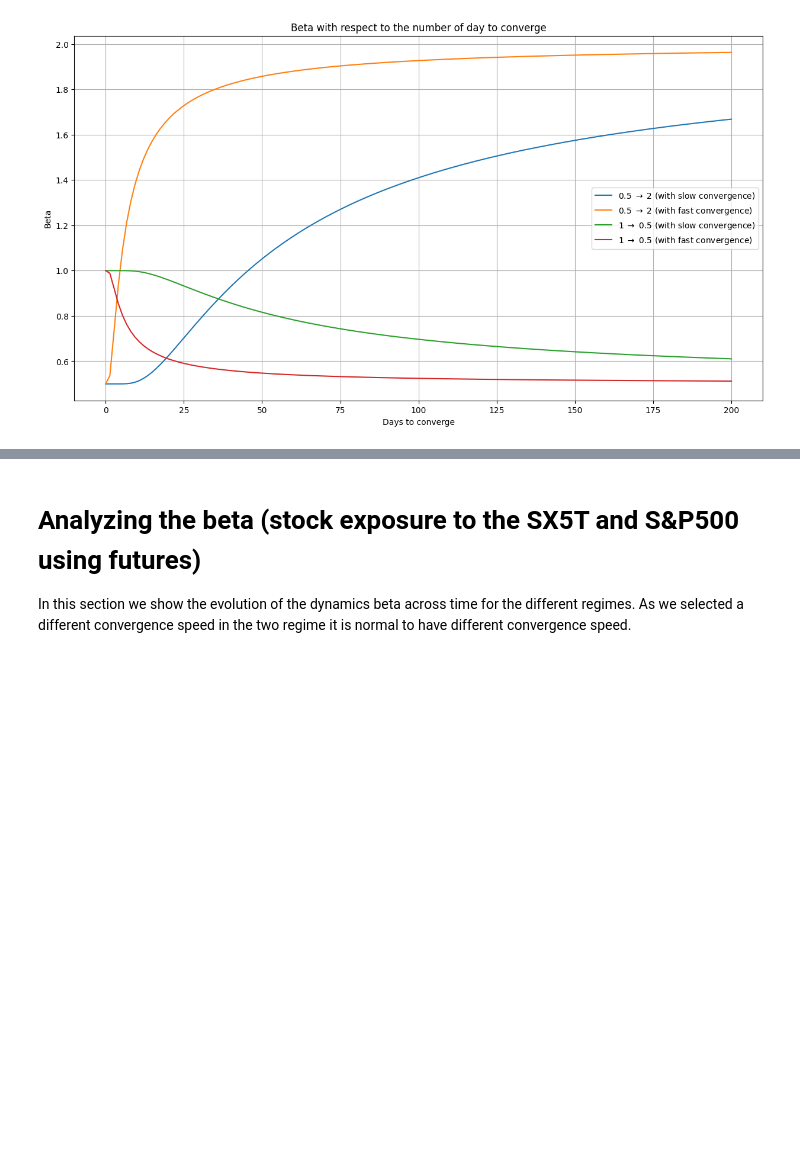
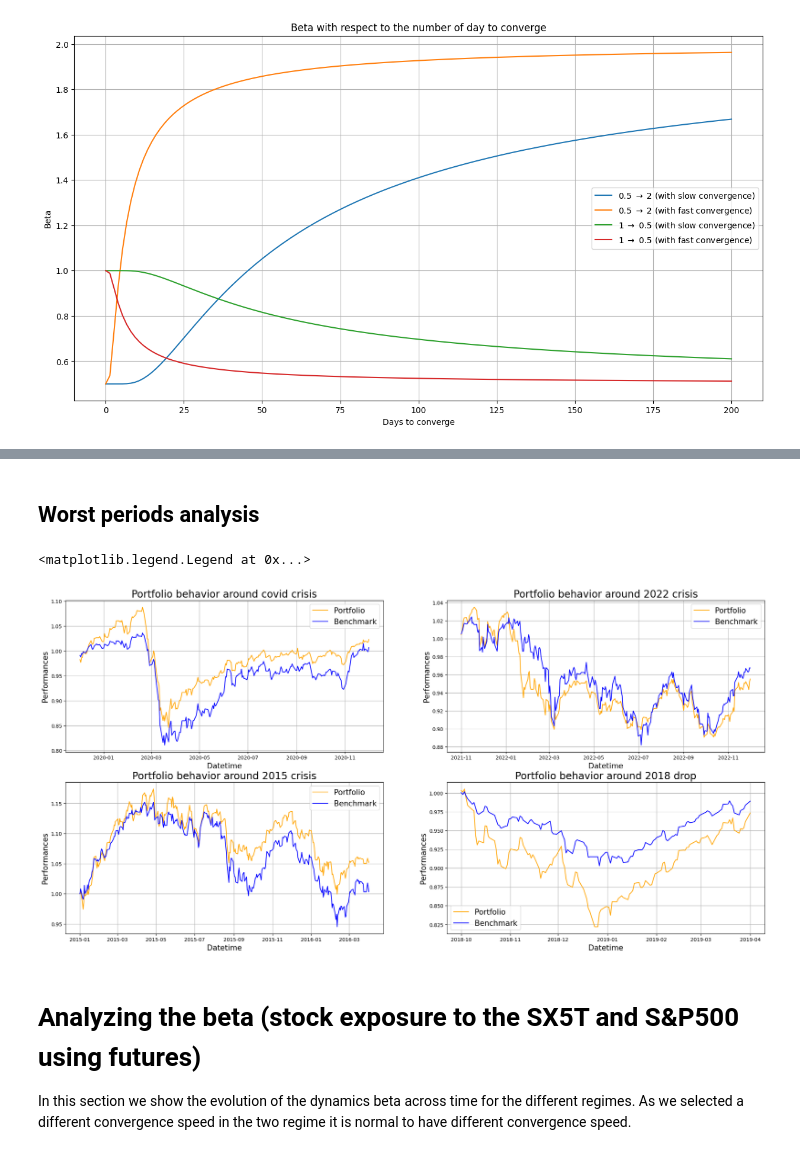
Before and after one commit to BaptisteZloch/Cross-Asset-Investment-Solutions, a Jupyter notebook: src/backtest_portoflio.ipynb, the cells around one changed output, grey strips where cells are left out. Saved outputs shown, nothing was run; the diff lists cells and outputs as text; code cells hidden in the pictures; blank space fills up the shorter version.

```diff
--- a/src/backtest_portoflio.ipynb
+++ b/src/backtest_portoflio.ipynb
@@ -290,3 +329,57 @@ Information ratio annualized: 0.82
+# %% [markdown]
+## Worst periods analysis
+# %%
+
+
+
+fig, ax = plt.subplots(2, 2, figsize=(25, 12))
+
+covid_ptf_and_bench = (ptf_and_bench.loc["2019-12-01":"2020-12-01"][["strategy_returns","returns"]]+1).cumprod()
+ax[0,0].plot(covid_ptf_and_bench.index, covid_ptf_and_bench.strategy_returns,  color="orange", label="Portfolio")
+ax[0,0].plot(covid_ptf_and_bench.index, covid_ptf_and_bench.returns,  color="blue",label="Benchmark")
+ax[0,0].set_xlabel("Datetime", fontsize=15)
+ax[0,0].set_ylabel("Performances", fontsize=15)
+ax[0,0].set_title(
+    f"Portfolio behavior around covid crisis", fontsize=20
+)
+ax[0,0].grid()
+ax[0,0].legend(fontsize=15)
+
+crisis_2022_ptf_and_bench = (ptf_and_bench.loc["2021-11-01":"2022-12-01"][["strategy_returns","returns"]]+1).cumprod()
+ax[0,1].plot(crisis_2022_ptf_and_bench.index, crisis_2022_ptf_and_bench.strategy_returns,  color="orange", label="Portfolio")
+ax[0,1].plot(crisis_2022_ptf_and_bench.index, crisis_2022_ptf_and_bench.returns,  color="blue",label="Benchmark")
+ax[0,1].set_xlabel("Datetime", fontsize=15)
+ax[0,1].set_ylabel("Performances", fontsize=15)
+ax[0,1].set_title(
+    f"Portfolio behavior around 2022 crisis", fontsize=20
+)
+ax[0,1].grid()
+ax[0,1].legend(fontsize=15)
+
+crisis_2016_ptf_and_bench = (ptf_and_bench.loc["2015-01-01":"2016-04-01"][["strategy_returns","returns"]]+1).cumprod()
+ax[1,0].plot(crisis_2016_ptf_and_bench.index, crisis_2016_ptf_and_bench.strategy_returns,  color="orange", label="Portfolio")
+ax[1,0].plot(crisis_2016_ptf_and_bench.index, crisis_2016_ptf_and_bench.returns,  color="blue",label="Benchmark")
+ax[1,0].set_xlabel("Datetime", fontsize=15)
+ax[1,0].set_ylabel("Performances", fontsize=15)
+ax[1,0].set_title(
+    f"Portfolio behavior around 2015 crisis", fontsize=20
+)
+ax[1,0].grid()
+ax[1,0].legend(fontsize=15)
+
+drop_2018_ptf_and_bench = (ptf_and_bench.loc["2018-10-01":"2019-04-01"][["strategy_returns","returns"]]+1).cumprod()
+ax[1,1].plot(drop_2018_ptf_and_bench.index, drop_2018_ptf_and_bench.strategy_returns,  color="orange", label="Portfolio")
+ax[1,1].plot(drop_2018_ptf_and_bench.index, drop_2018_ptf_and_bench.returns,  color="blue",label="Benchmark")
+ax[1,1].set_xlabel("Datetime", fontsize=15)
+ax[1,1].set_ylabel("Performances", fontsize=15)
+ax[1,1].set_title(
+    f"Portfolio behavior around 2018 drop", fontsize=20
+)
+ax[1,1].grid()
+ax[1,1].legend(fontsize=15)
+# %% [output]
+<matplotlib.legend.Legend at 0x...>
+[figure, added]
 # %% [markdown]
 # Analyzing the beta (stock exposure to the SX5T and S&P500 using futures)
 
```
Also changed, not shown: parts of 7 cells of this notebook, 1 other file.
